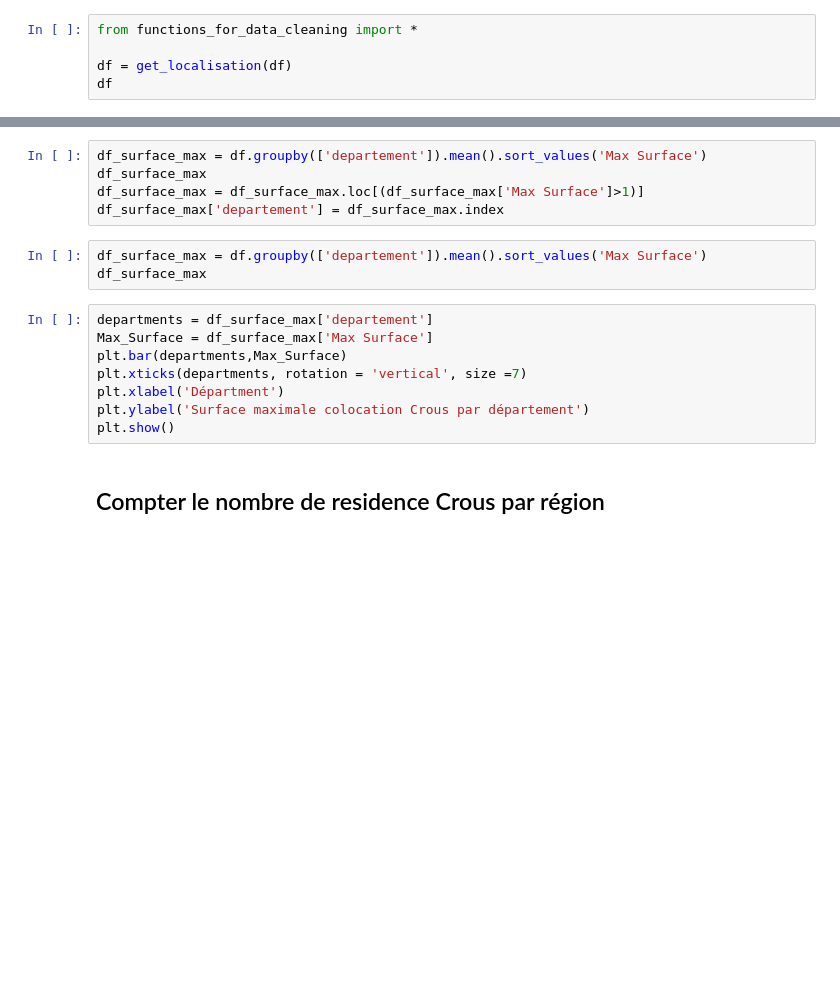
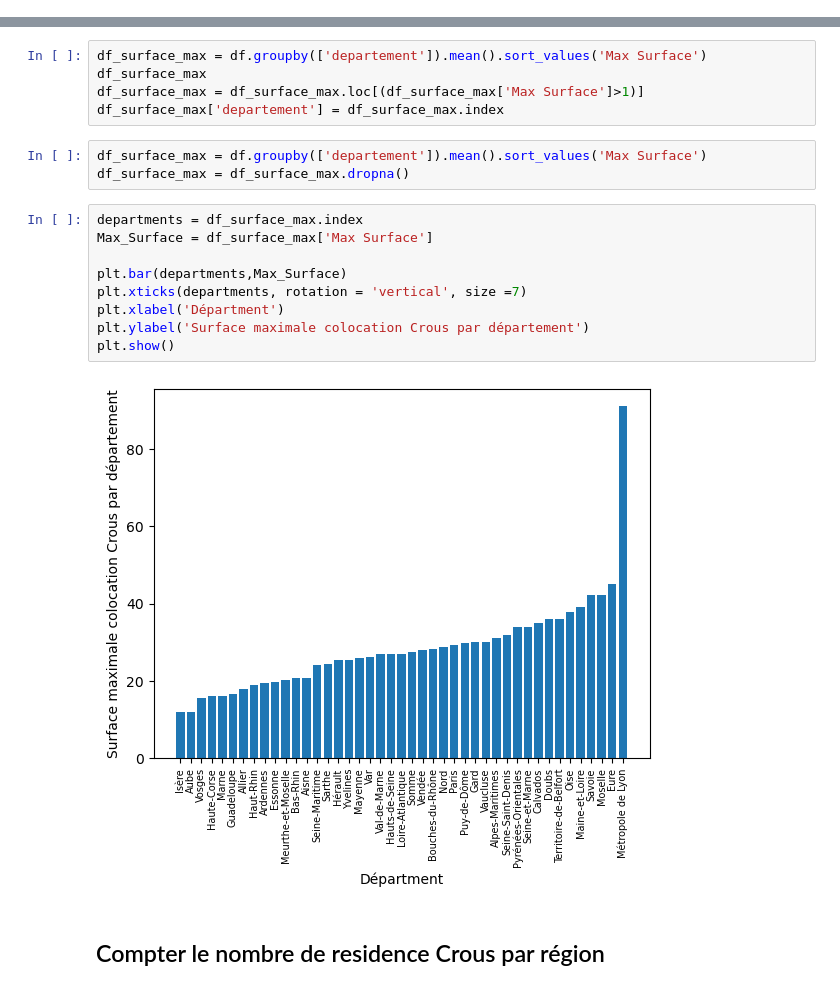
Before and after one commit to Simgnt/La-loi-du-Crous, a Jupyter notebook: Projet_final_with_maps_3_Simon.ipynb, the cells around one changed output, grey strips where cells are left out. Drawn from its saved outputs; the diff is of its cells as text; blank space fills up the shorter version.

Commit message:
enlèvement des non-valeurs dans les graphiques

```diff
--- a/Projet_final_with_maps_3_Simon.ipynb
+++ b/Projet_final_with_maps_3_Simon.ipynb
@@ -44,8 +44,3 @@ ERROR 1: PROJ: proj_create_from_database: Open of /opt/mamba/share/proj failed
 df = pd.read_csv("fr_crous_logement_france_entiere.csv", sep =';')
 # %%
 df = df[["title", "infos", "address" ,"geocalisation", "regions"]]
-# %%
-from functions_for_data_cleaning import *
-
-df = get_localisation(df)
-df
@@ -272,15 +345,18 @@ df_surface_max = df_surface_max.loc[(df_surface_max['Max Surface']>1)]
 df_surface_max['departement'] = df_surface_max.index
 # %%
 df_surface_max = df.groupby(['departement']).mean().sort_values('Max Surface')
-df_surface_max
+df_surface_max = df_surface_max.dropna()
 # %%
-departments = df_surface_max['departement']
+departments = df_surface_max.index
 Max_Surface = df_surface_max['Max Surface']
+
 plt.bar(departments,Max_Surface)
 plt.xticks(departments, rotation = 'vertical', size =7)
 plt.xlabel('Départment')
 plt.ylabel('Surface maximale colocation Crous par département')
 plt.show()
+# %% [output]
+[figure, added]
 # %% [markdown]
 ## Compter le nombre de residence Crous par région
 # %%
```
Also changed, not shown: parts of 28 cells of this notebook.
